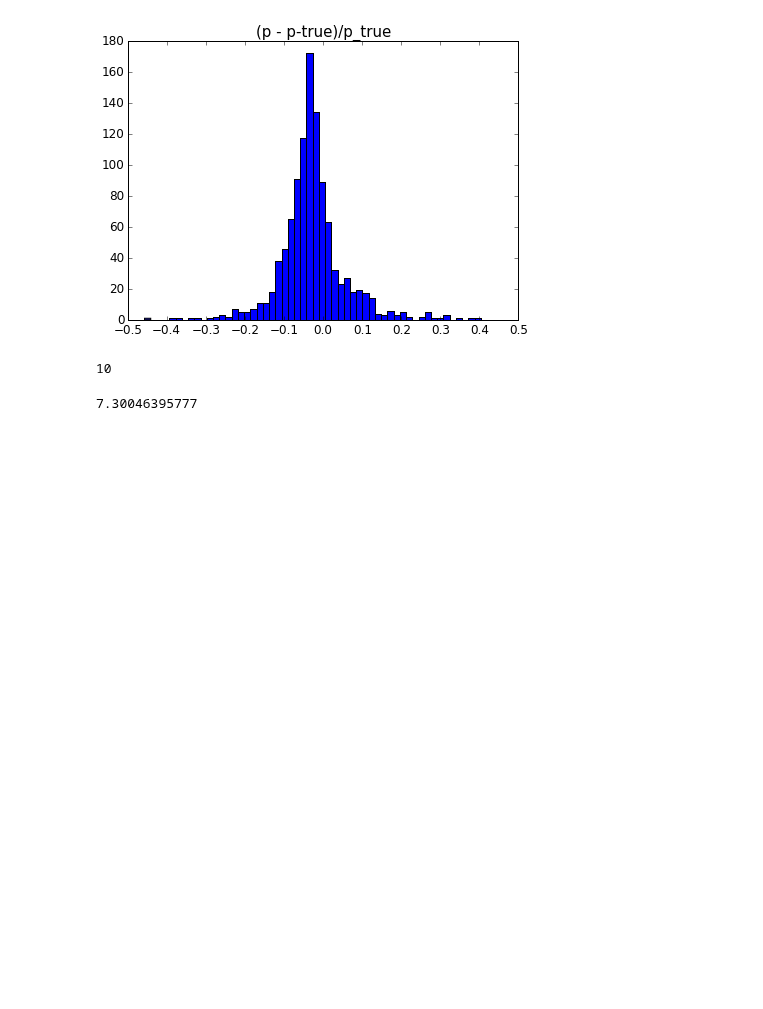
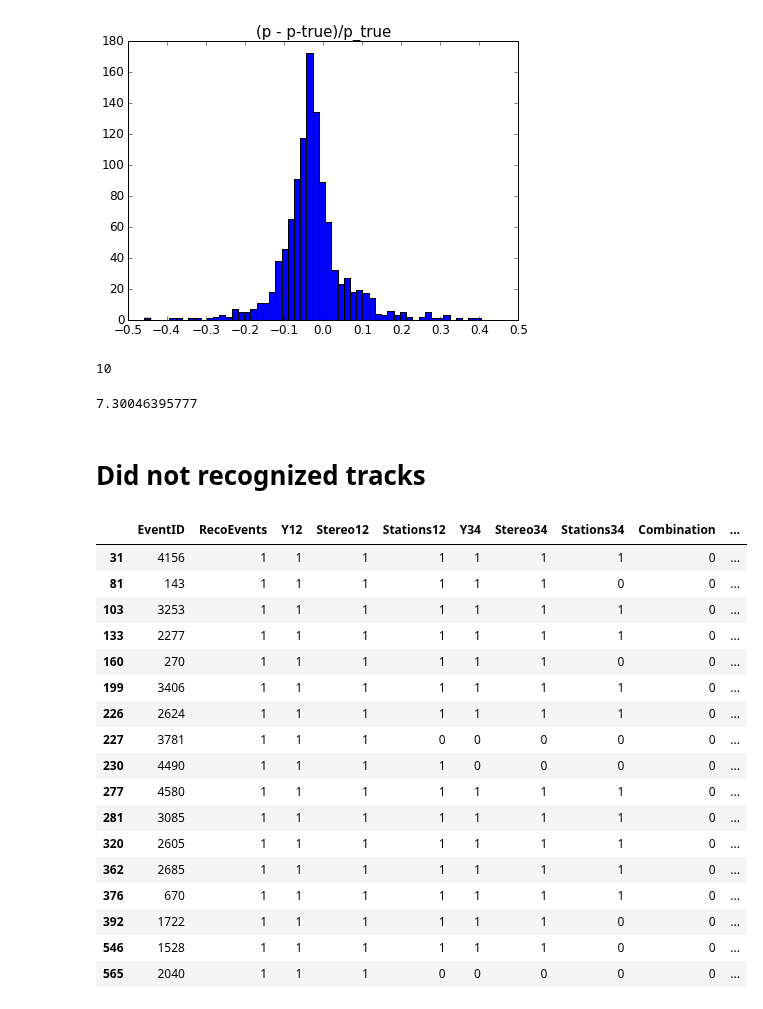
Before and after one commit to yandexdataschool/ship_tracks_recognition, a Jupyter notebook: notebooks/HoughAndNewCombination.ipynb, the cells around one changed output. Drawn from its saved outputs; the diff is of its cells as text; code cells hidden in the pictures; blank space fills up the shorter version.

```diff
--- a/notebooks/HoughAndNewCombination.ipynb
+++ b/notebooks/HoughAndNewCombination.ipynb
@@ -736,3 +736,26 @@ len(p_err) - len(p_err[numpy.isfinite(p_err)])
 print numpy.abs(p_err[numpy.isfinite(p_err)]).mean() * 100
 # %% [output]
 7.30046395777
+# %% [markdown]
+# Did not recognized tracks
+# %%
+pass_stages[pass_stages.Matching.values == 0]
+# %% [output]
+|  | EventID | RecoEvents | Y12 | Stereo12 | Stations12 | Y34 | Stereo34 | Stations34 | Combination | ... |
+| 31 | 4156 | 1 | 1 | 1 | 1 | 1 | 1 | 1 | 0 | ... |
+| 81 | 143 | 1 | 1 | 1 | 1 | 1 | 1 | 0 | 0 | ... |
+| 103 | 3253 | 1 | 1 | 1 | 1 | 1 | 1 | 1 | 0 | ... |
+| 133 | 2277 | 1 | 1 | 1 | 1 | 1 | 1 | 1 | 0 | ... |
+| 160 | 270 | 1 | 1 | 1 | 1 | 1 | 1 | 0 | 0 | ... |
+| 199 | 3406 | 1 | 1 | 1 | 1 | 1 | 1 | 1 | 0 | ... |
+| 226 | 2624 | 1 | 1 | 1 | 1 | 1 | 1 | 1 | 0 | ... |
+| 227 | 3781 | 1 | 1 | 1 | 0 | 0 | 0 | 0 | 0 | ... |
+| 230 | 4490 | 1 | 1 | 1 | 1 | 0 | 0 | 0 | 0 | ... |
+| 277 | 4580 | 1 | 1 | 1 | 1 | 1 | 1 | 1 | 0 | ... |
+| 281 | 3085 | 1 | 1 | 1 | 1 | 1 | 1 | 1 | 0 | ... |
+| 320 | 2605 | 1 | 1 | 1 | 1 | 1 | 1 | 1 | 0 | ... |
+| 362 | 2685 | 1 | 1 | 1 | 1 | 1 | 1 | 1 | 0 | ... |
+| 376 | 670 | 1 | 1 | 1 | 1 | 1 | 1 | 1 | 0 | ... |
+| 392 | 1722 | 1 | 1 | 1 | 1 | 1 | 1 | 0 | 0 | ... |
+| 546 | 1528 | 1 | 1 | 1 | 1 | 1 | 1 | 0 | 0 | ... |
+| 565 | 2040 | 1 | 1 | 1 | 0 | 0 | 0 | 0 | 0 | ... |
```
Also changed, not shown: parts of 8 cells of this notebook.
